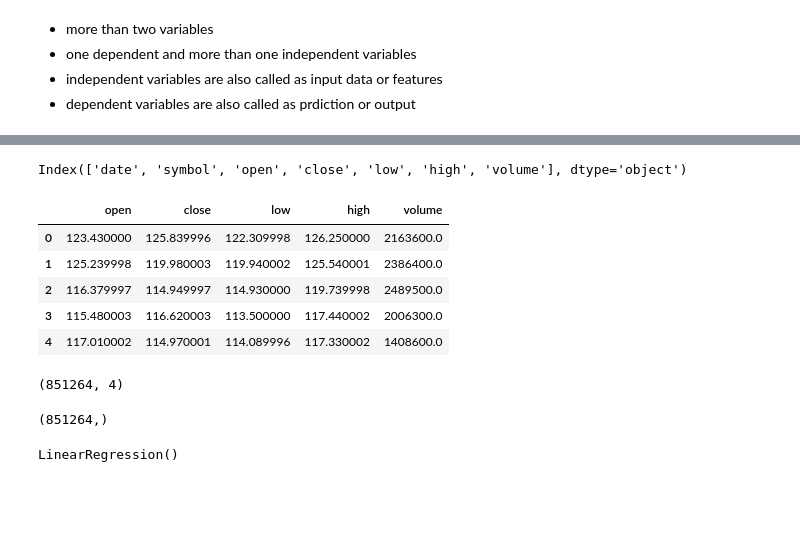
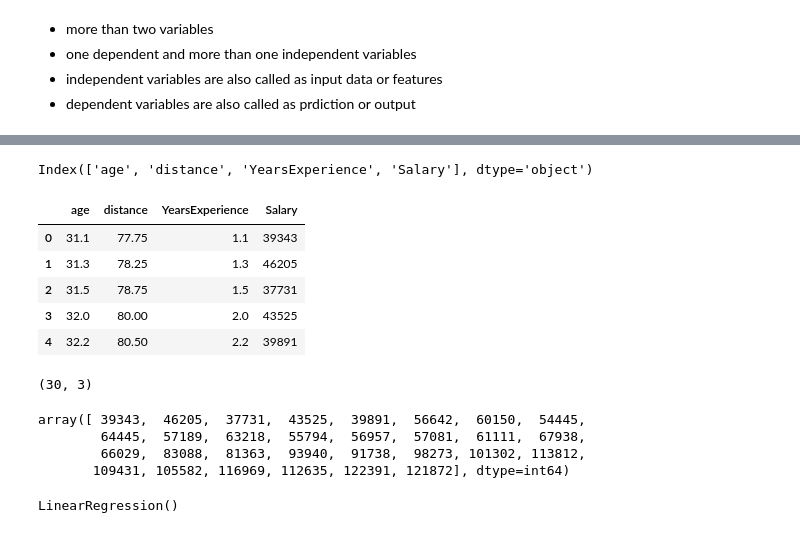
Before and after one commit to AzkaSaleem/Python-for-Datascience-practice, a Jupyter notebook: machine learning/03_multilinearR.ipynb, the cells around one changed output, grey strips where cells are left out. Saved outputs shown, nothing was run; the diff lists cells and outputs as text; code cells hidden in the pictures; blank space fills up the shorter version.

```diff
--- a/machine learning/03_multilinearR.ipynb
+++ b/machine learning/03_multilinearR.ipynb
@@ -12,5 +12,4 @@ import numpy as np
 from sklearn.linear_model import LinearRegression
 # %%
 # import dataset
-df= pd.read_csv(r"C:\Users\Azka\Downloads\prices.csv\prices.csv",encoding = "Latin-1")
-df.head()
+df= pd.read_csv("multivarSalary.csv")
@@ -24,17 +16,17 @@ df.head()
 # %%
 df.columns
 # %% [output]
-Index(['date', 'symbol', 'open', 'close', 'low', 'high', 'volume'], dtype='object')
+Index(['age', 'distance', 'YearsExperience', 'Salary'], dtype='object')
 # %%
-df1= df.drop(['date','symbol'],axis=1)
+df1= df
 df1.head()
 # %% [output]
-|  | open | close | low | high | volume |
-| 0 | 123.430000 | 125.839996 | 122.309998 | 126.250000 | 2163600.0 |
-| 1 | 125.239998 | 119.980003 | 119.940002 | 125.540001 | 2386400.0 |
-| 2 | 116.379997 | 114.949997 | 114.930000 | 119.739998 | 2489500.0 |
-| 3 | 115.480003 | 116.620003 | 113.500000 | 117.440002 | 2006300.0 |
-| 4 | 117.010002 | 114.970001 | 114.089996 | 117.330002 | 1408600.0 |
+|  | age | distance | YearsExperience | Salary |
+| 0 | 31.1 | 77.75 | 1.1 | 39343 |
+| 1 | 31.3 | 78.25 | 1.3 | 46205 |
+| 2 | 31.5 | 78.75 | 1.5 | 37731 |
+| 3 | 32.0 | 80.00 | 2.0 | 43525 |
+| 4 | 32.2 | 80.50 | 2.2 | 39891 |
 # %%
 ##assigning x and y from the dataset
 X = df1.iloc[:, :-1].values #get a copy of dataset exclude last column
@@ -42,11 +34,14 @@ y = df1.iloc[:, 1].values #get array of dataset in column 1st
 # %%
 X.shape
 # %% [output]
-(851264, 4)
+(30, 3)
 # %%
-y.shape
+y
 # %% [output]
-(851264,)
+array([ 39343,  46205,  37731,  43525,  39891,  56642,  60150,  54445,
+        64445,  57189,  63218,  55794,  56957,  57081,  61111,  67938,
+        66029,  83088,  81363,  93940,  91738,  98273, 101302, 113812,
+       109431, 105582, 116969, 112635, 122391, 121872], dtype=int64)
 # %%
 # creat and fit your model
 model= LinearRegression().fit(X,y)
```
Also changed, not shown: parts of 9 cells of this notebook, 21 other files.
